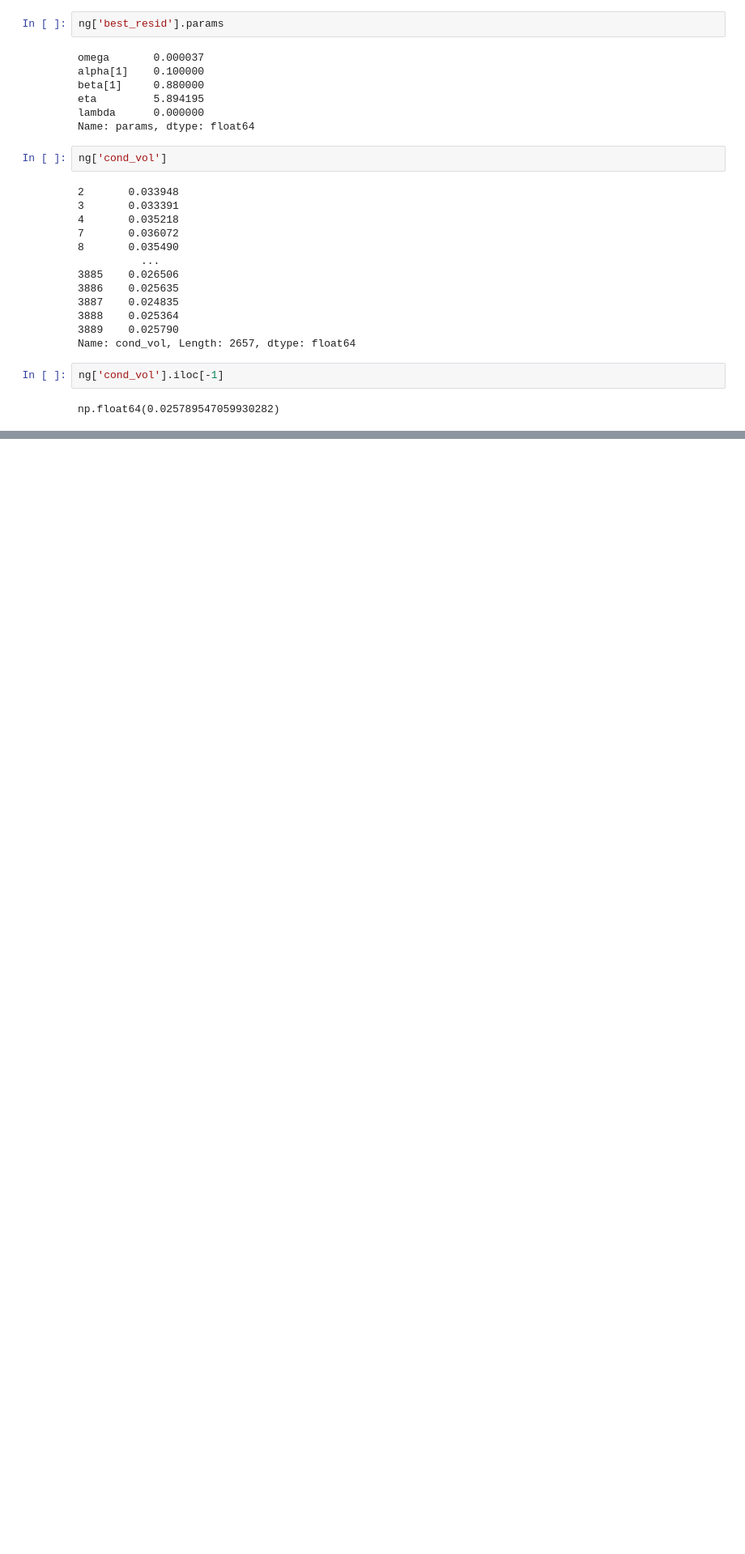
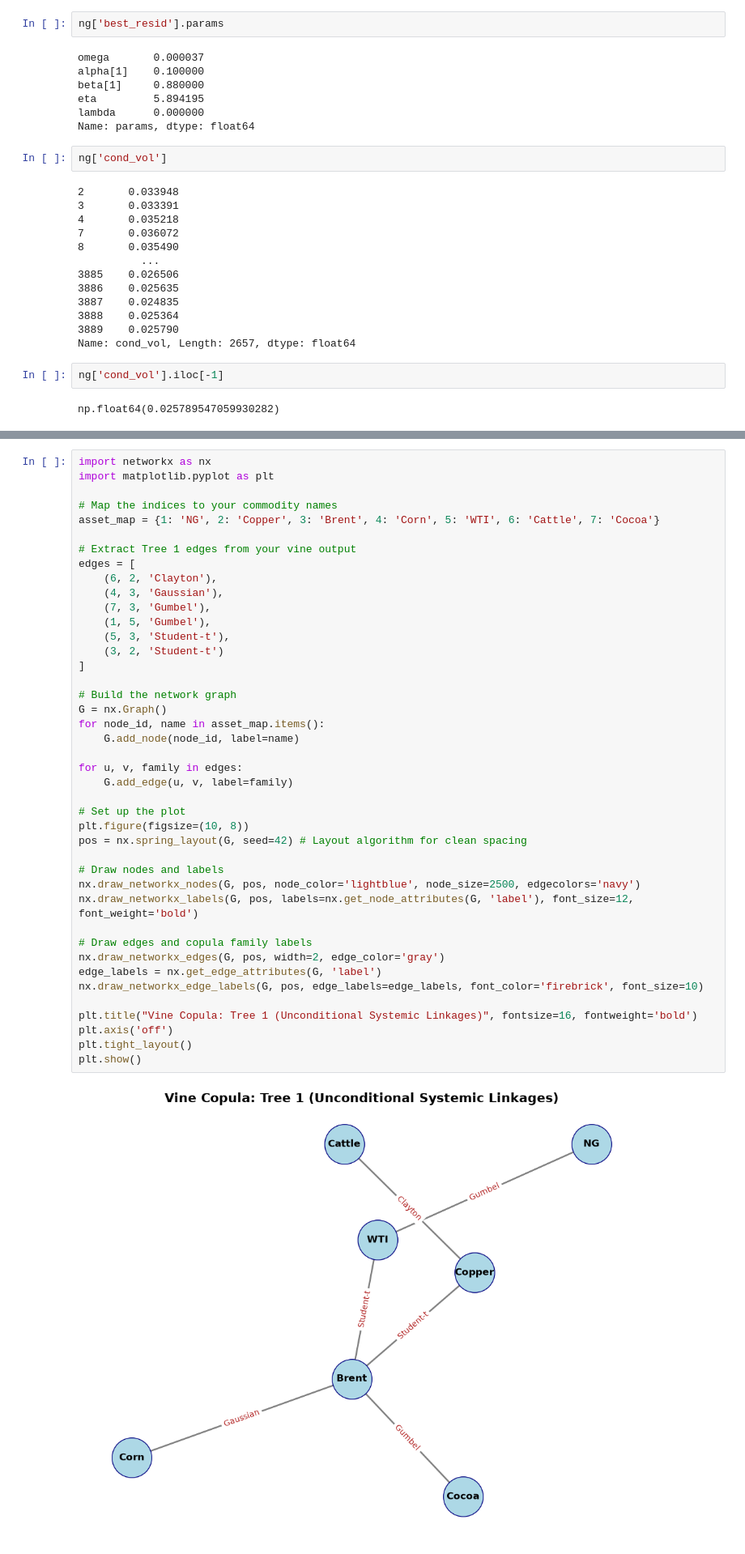
Before and after one commit to IanJ1998/Ian, a Jupyter notebook: CommodityProject/SystemicRiskCopulaProject/Modelling/Simulating.ipynb, the cells around one changed output, grey strips where cells are left out. Shown at 81% size. Drawn from its saved outputs; the diff is of its cells as text; blank space fills up the shorter version.

Commit message:
Adding vine copula and network representation:

```diff
--- a/CommodityProject/SystemicRiskCopulaProject/Modelling/Simulating.ipynb
+++ b/CommodityProject/SystemicRiskCopulaProject/Modelling/Simulating.ipynb
@@ -439,0 +587,44 @@ Cocoa   0.009104  0.978905
+# %%
+import networkx as nx
+import matplotlib.pyplot as plt
+
+# Map the indices to your commodity names
+asset_map = {1: 'NG', 2: 'Copper', 3: 'Brent', 4: 'Corn', 5: 'WTI', 6: 'Cattle', 7: 'Cocoa'}
+
+# Extract Tree 1 edges from your vine output
+edges = [
+    (6, 2, 'Clayton'),
+    (4, 3, 'Gaussian'),
+    (7, 3, 'Gumbel'),
+    (1, 5, 'Gumbel'),
+    (5, 3, 'Student-t'),
+    (3, 2, 'Student-t')
+]
+
+# Build the network graph
+G = nx.Graph()
+for node_id, name in asset_map.items():
+    G.add_node(node_id, label=name)
+
+for u, v, family in edges:
+    G.add_edge(u, v, label=family)
+
+# Set up the plot
+plt.figure(figsize=(10, 8))
+pos = nx.spring_layout(G, seed=42) # Layout algorithm for clean spacing
+
+# Draw nodes and labels
+nx.draw_networkx_nodes(G, pos, node_color='lightblue', node_size=2500, edgecolors='navy')
+nx.draw_networkx_labels(G, pos, labels=nx.get_node_attributes(G, 'label'), font_size=12, font_weight='bold')
+
+# Draw edges and copula family labels
+nx.draw_networkx_edges(G, pos, width=2, edge_color='gray')
+edge_labels = nx.get_edge_attributes(G, 'label')
+nx.draw_networkx_edge_labels(G, pos, edge_labels=edge_labels, font_color='firebrick', font_size=10)
+
+plt.title("Vine Copula: Tree 1 (Unconditional Systemic Linkages)", fontsize=16, fontweight='bold')
+plt.axis('off')
+plt.tight_layout()
+plt.show()
+# %% [output]
+[figure, added]
```
Also changed, not shown: parts of 11 cells of this notebook.
